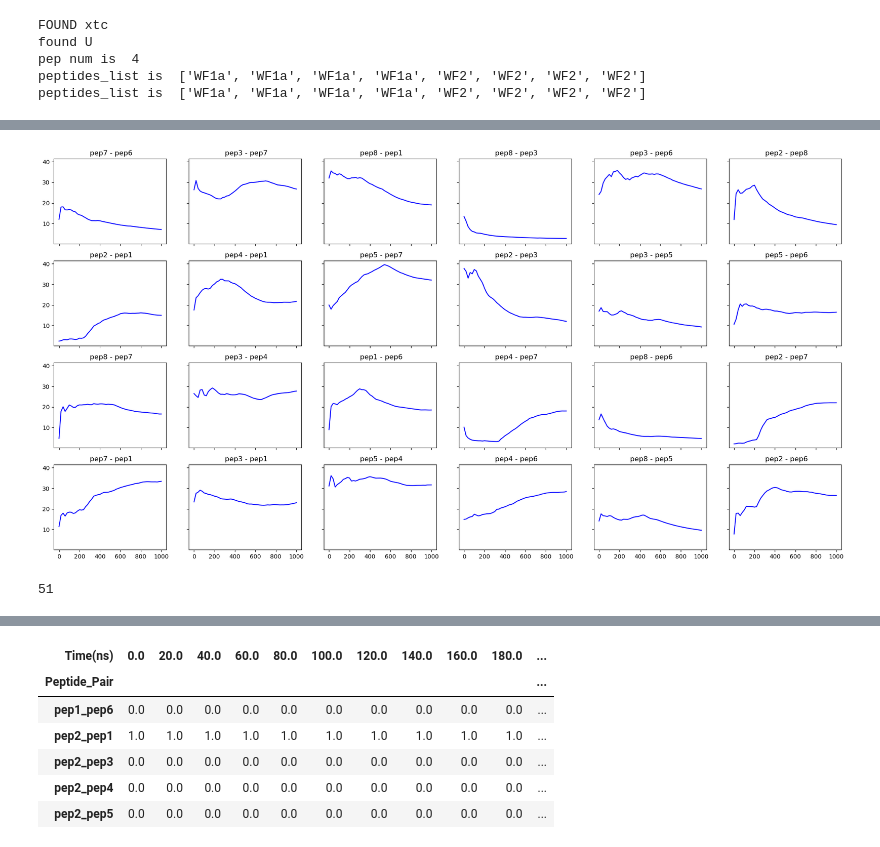
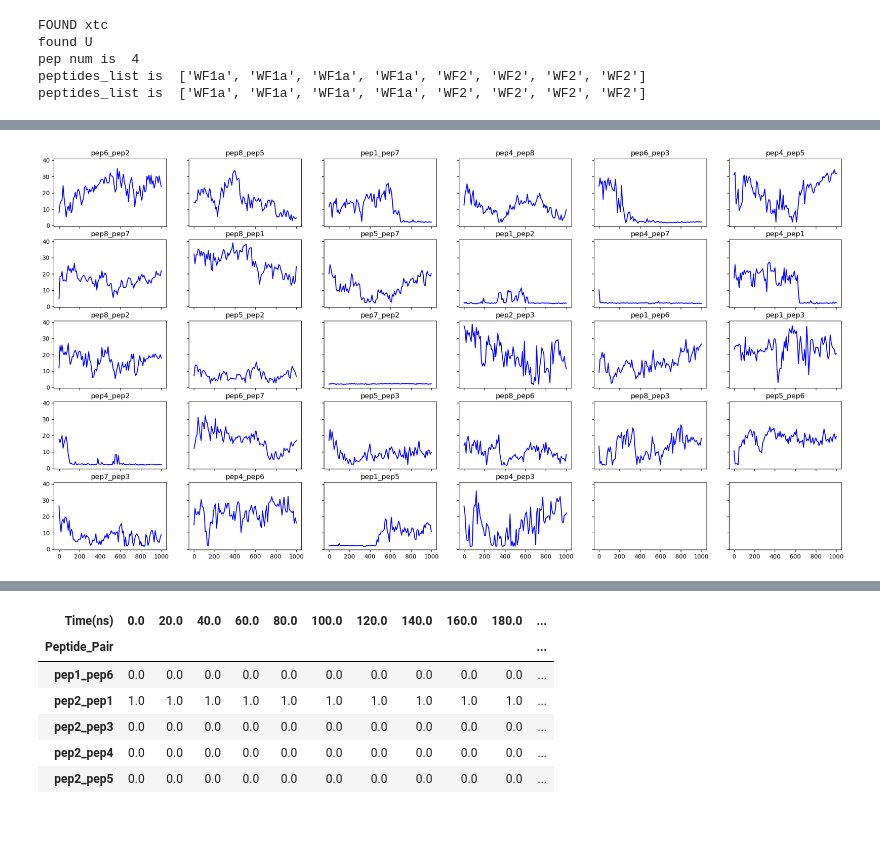
Before and after one commit to miruuna/WF_synergy, a Jupyter notebook: interactions_over_time.ipynb, the cells around one changed output, grey strips where cells are left out. Saved outputs shown, nothing was run; the diff lists cells and outputs as text; code cells hidden in the pictures.

Commit message:
added interactions_script

```diff
--- a/interactions_over_time.ipynb
+++ b/interactions_over_time.ipynb
@@ -121,0 +122,8 @@ df3.T.plot(title=f"Min distance over time -  {pep1} - {pep2} ")
+# %%
+u = seq_manipulation.get_universe(p, "md_0_1_combined", "md_0_1")
+pep_num_dict, seq_dict = seq_manipulation.get_aa_sequence(u, ["WF1a", "WF2"], 4)
+def get_pep(res_id):
+    return [k for k, v in pep_num_dict.items() if res_id in v][0]
+pd_concat["Peptide1"] = pd_concat["Peptide1"].apply(lambda x: get_pep(x))
+pd_concat["Peptide2"] = pd_concat["Peptide2"].apply(lambda x: get_pep(x))
+pd_concat
@@ -145,0 +156,15 @@ combinations_list
+# %%
+def get_peptide_pair(row):
+    peptide_pair = row["Peptide1"] + "_" + row["Peptide2"]
+    if peptide_pair in combinations_list:
+        return peptide_pair
+    else:
+        return row["Peptide2"] + "_" + row["Peptide1"]
+# %%
+df_interactions = pd_concat
+df_interactions["Peptide_Pair"] = df_interactions.apply(lambda row: get_peptide_pair(row), axis=1)
+# df_interactions = df_interactions[df_interactions["Peptide_Pair"].isin(combinations_list)]
+# df_interactions = df_interactions.groupby(["Peptide_Pair", "Time(ns)"])["mindist"].min().unstack(-1)
+# df_interactions = df_interactions.mask(df_interactions>7, 8)
+df_interactions["mindist"] = df_interactions["mindist"].apply(pd.to_numeric)
+df_interactions
@@ -146,28 +185,13 @@ combinations_list
 # %%
 from itertools import combinations
 
-fig, axs = plt.subplots(4, 6, figsize=(24, 12), sharey=True, sharex=True)
+fig, axs = plt.subplots(5, 6, figsize=(24, 12), sharey=True, sharex=True)
 
-
-
-for pep_pair, ax in zip(list(set(combinations(peptide_list, 2))), axs.ravel()):
-    pep1 = pep_pair[0]
-    pep2 = pep_pair[1]
-    pd_in_contact = pd_concat[pd_concat["Peptide1"]==pep1]
-    pd_in_contact = pd_in_contact[pd_in_contact["Peptide2"]==pep2]
-    df3 = pd_in_contact.groupby(["Peptide1", "Peptide2", "Time(ns)"])["mindist"].min().unstack(-1)
+for pep_pair, ax in zip(combinations_list, axs.ravel()):
+    pd_in_contact = df_interactions[df_interactions["Peptide_Pair"]==pep_pair]
+    df3 = pd_in_contact.groupby(["Peptide_Pair", "Time(ns)"])["mindist"].min().unstack(-1)
     ax.plot(df3.T, c='b')
-    ax.set_title(f" {pep1} - {pep2}")
-plt.savefig("WF1a_WF2_replica_contacts_min_distance_popg")
+    ax.set_title(f"{pep_pair}")
+plt.savefig("WF1a_WF2_contacts_min_distance_popg")
 # %% [output]
-[figure, old version]
+[figure, new version]
-# %%
-df_interactions = pd_concat
-df_interactions["Peptide_Pair"] = df_interactions["Peptide1"] + "_" +   df_interactions["Peptide2"]
-df_interactions = df_interactions[df_interactions["Peptide_Pair"].isin(combinations_list)]
-# df_interactions = df_interactions.groupby(["Peptide_Pair", "Time(ns)"])["mindist"].min().unstack(-1)
-# df_interactions = df_interactions.mask(df_interactions>7, 8)
-# df_interactions
-len(set(df_interactions["Time(ns)"].tolist()))
-# %% [output]
-51
```
Also changed, not shown: parts of 10 cells of this notebook, 2 other files.
